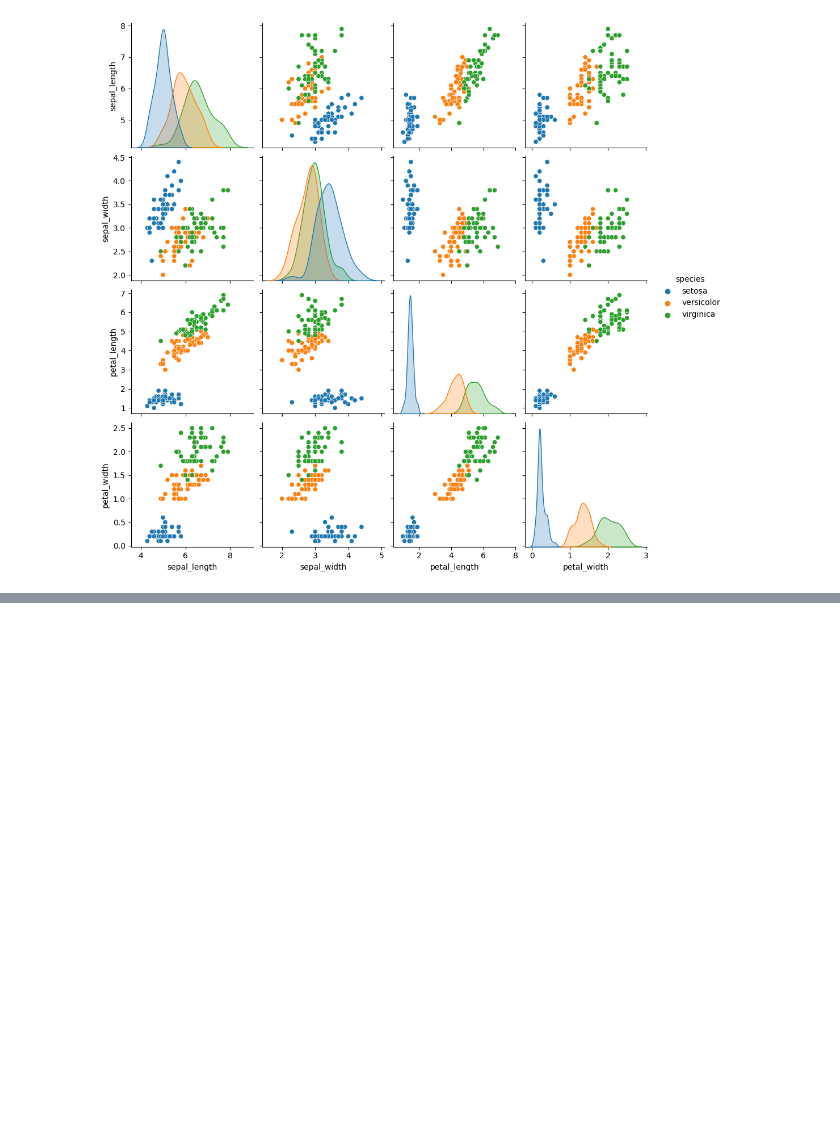
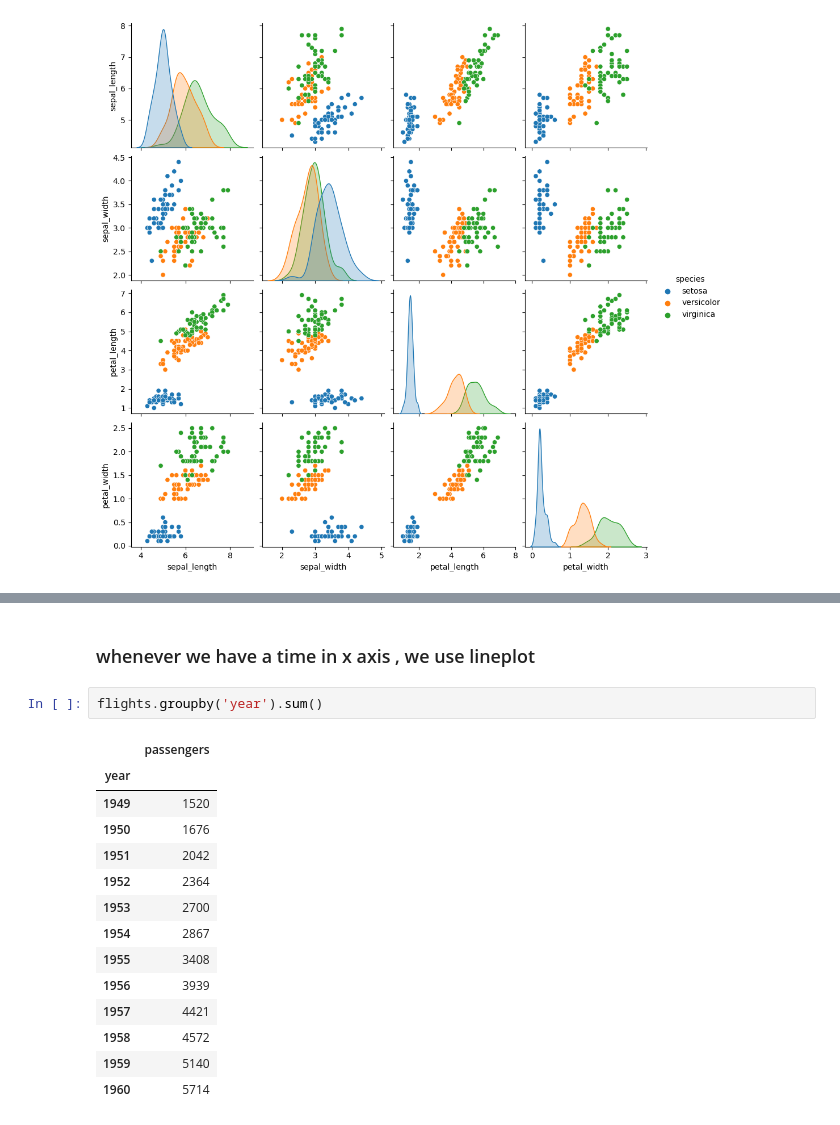
Before and after one commit to DeepjyotiBhattacharjee/EDA-and-Feature-Engineering-for-Data-Science-, a Jupyter notebook: EDA and Feature Engineering Day 1.ipynb, the cells around one changed output, grey strips where cells are left out. Cells and saved outputs as stored; diff of their text form; blank space fills up the shorter version.

```diff
--- a/EDA and Feature Engineering Day 1.ipynb
+++ b/EDA and Feature Engineering Day 1.ipynb
@@ -691,0 +720,19 @@ sns.pairplot(iris,hue='species')
+# %% [markdown]
+### whenever we have a time in x axis , we use lineplot
+# %%
+flights.groupby('year').sum()
+# %% [output]
+|  | passengers |
+| year |  |
+| 1949 | 1520 |
+| 1950 | 1676 |
+| 1951 | 2042 |
+| 1952 | 2364 |
+| 1953 | 2700 |
+| 1954 | 2867 |
+| 1955 | 3408 |
+| 1956 | 3939 |
+| 1957 | 4421 |
+| 1958 | 4572 |
+| 1959 | 5140 |
+| 1960 | 5714 |
```
Also changed, not shown: parts of 5 cells of this notebook.
